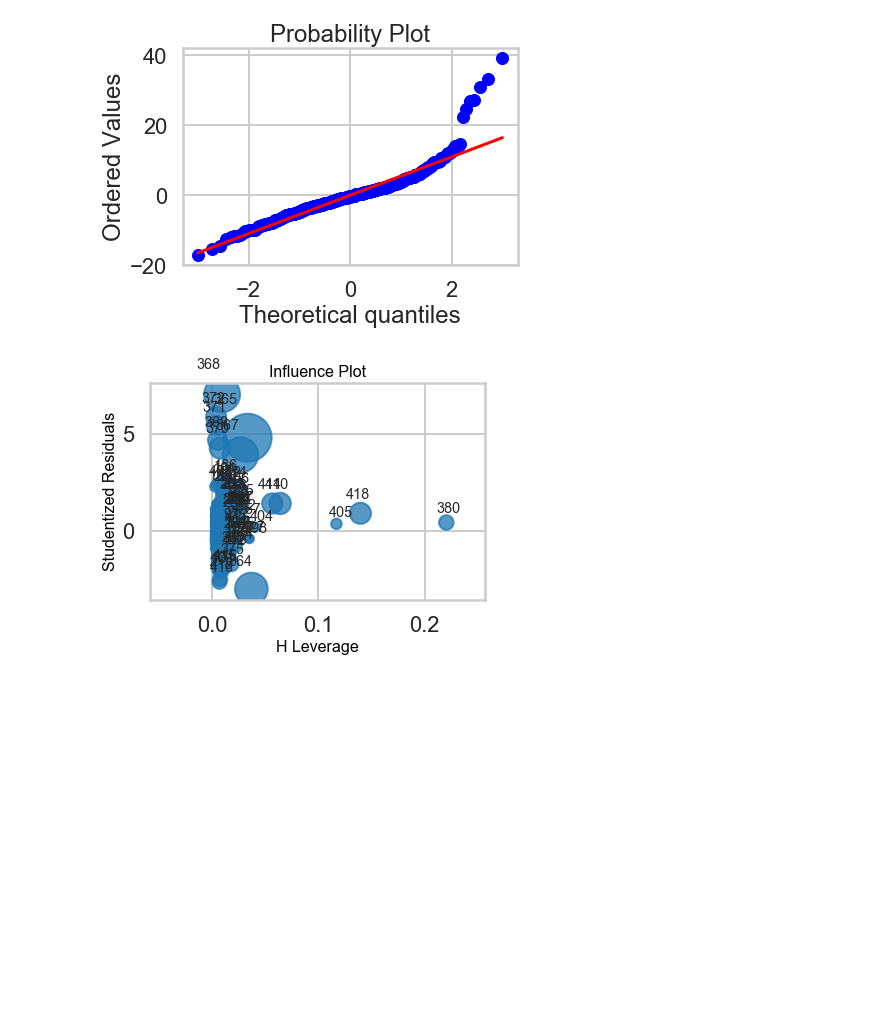
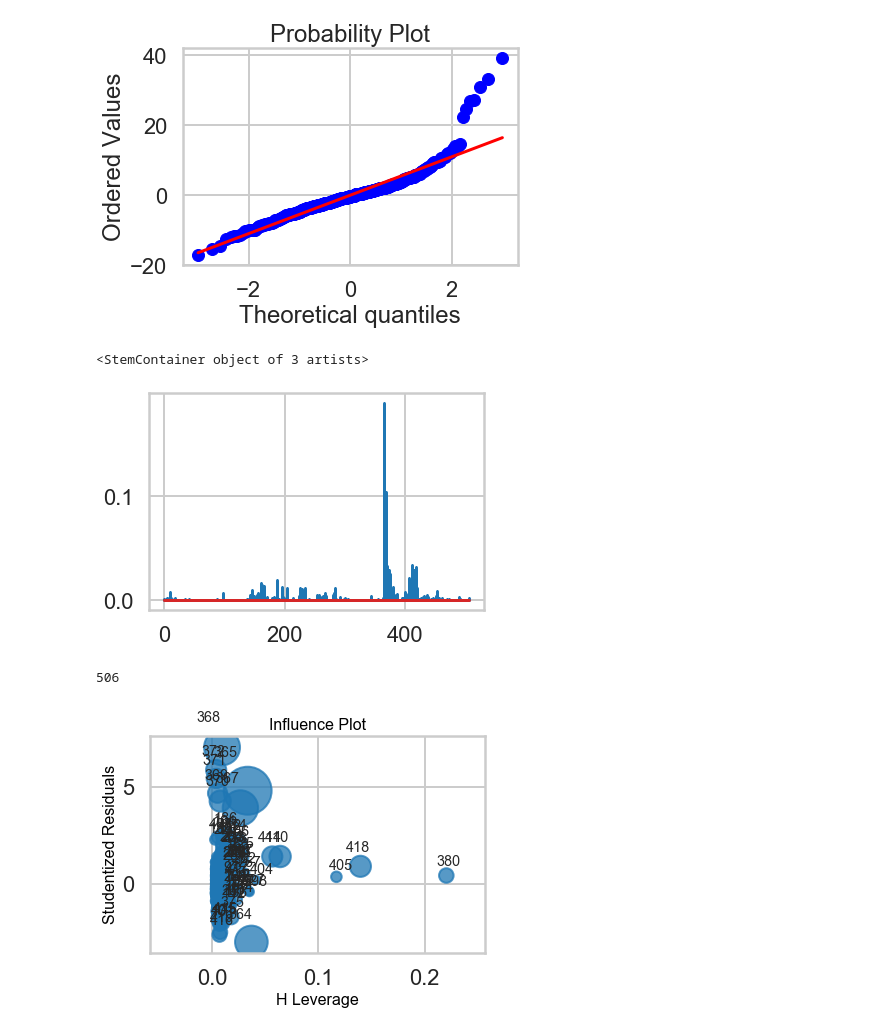
Before and after one commit to PavanPoosarla01/Springboard, a Jupyter notebook: Unit 10/1554739630_linear_regression/linear_regression/Mini_Project_Linear_Regression.ipynb, the cells around one changed output. Drawn from its saved outputs; the diff is of its cells as text; code cells hidden in the pictures; blank space fills up the shorter version.

```diff
--- a/Unit 10/1554739630_linear_regression/linear_regression/Mini_Project_Linear_Regression.ipynb
+++ b/Unit 10/1554739630_linear_regression/linear_regression/Mini_Project_Linear_Regression.ipynb
@@ -872,6 +876,19 @@ import scipy
 _ = scipy.stats.probplot(m3.resid, plot = plt)
 # %% [output]
 [figure]
+# %%
+# Cooks distance
+influence = m3.get_influence()
+#c is the distance and p is p-value
+(c, p) = influence.cooks_distance
+plt.stem(np.arange(len(c)), c, markerfmt=",")
+# %% [output]
+<StemContainer object of 3 artists>
+[figure, added]
+# %%
+len(c)
+# %% [output]
+506
 # %%
 from statsmodels.graphics.regressionplots import *
 plot_leverage_resid2(m3)
```
Also changed, not shown: parts of 11 cells of this notebook, 6 other files.
